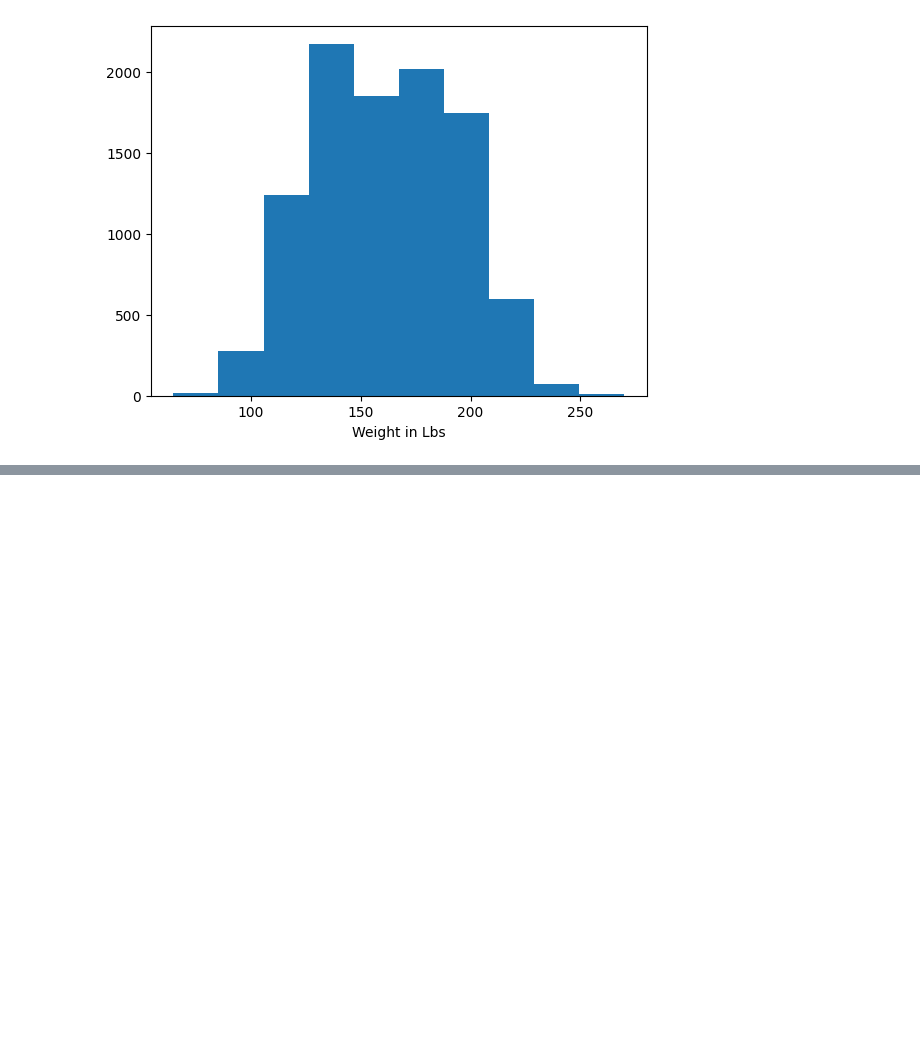
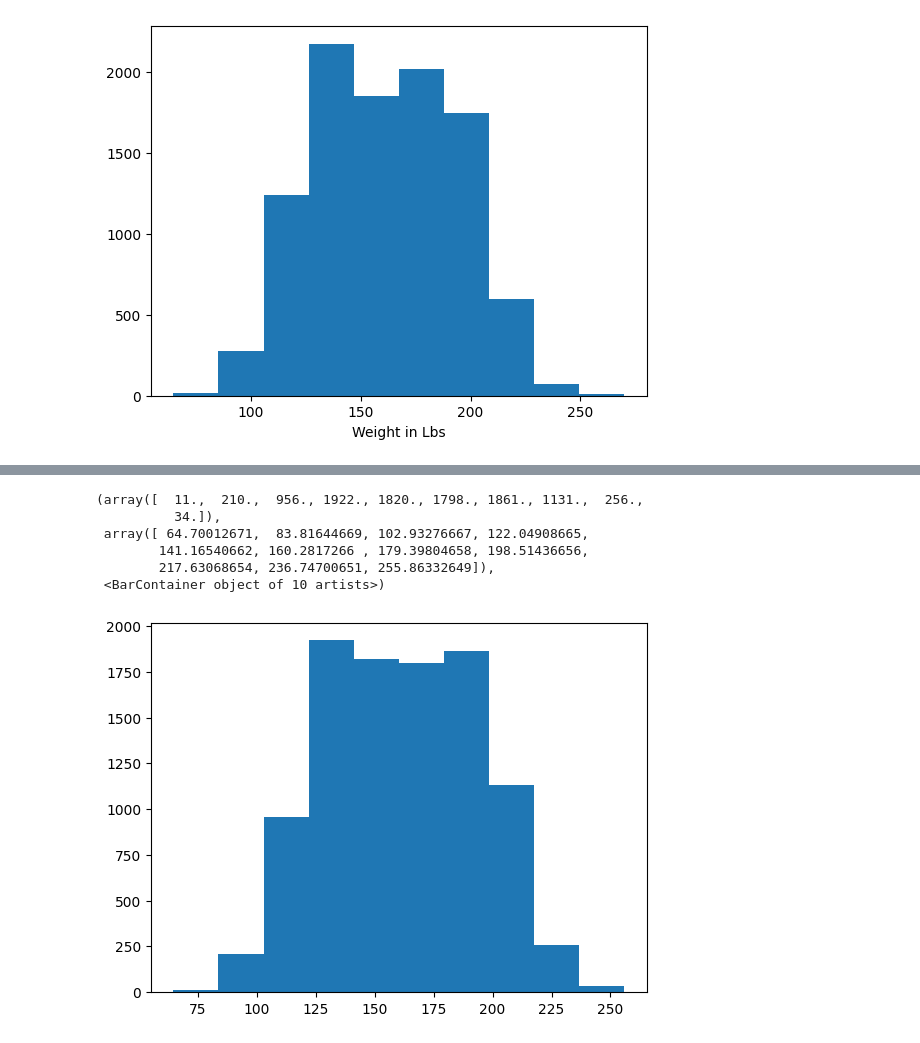
Before and after one commit to Saad-SYEDK/Machine_Learning, a Jupyter notebook: machine_learning.ipynb, the cells around one changed output, grey strips where cells are left out. Drawn from its saved outputs; the diff is of its cells as text; code cells hidden in the pictures; blank space fills up the shorter version.

```diff
--- a/machine_learning.ipynb
+++ b/machine_learning.ipynb
@@ -2532,3 +2544,9 @@ plt.xlabel("Weight in Lbs")
 # %% [output]
 Text(0.5, 0, 'Weight in Lbs')
 [figure]
+# %%
+q3, q1 = df.Weight.quantile(0.75), df.Weight.quantile(0.25)
+iqr = q3 - q1
+lower_limit, upper_limit = (q1 - 1.5*iqr), (q3 + 1.5*iqr)
+clean_Weight = df[(df["Weight"] < upper_limit) & (df["Weight"] > lower_limit)]
+clean_Weight
@@ -2534,0 +2567,10 @@ Text(0.5, 0, 'Weight in Lbs')
+# %%
+plt.hist(clean_Weight.Weight)
+# %% [output]
+(array([  11.,  210.,  956., 1922., 1820., 1798., 1861., 1131.,  256.,
+          34.]),
+ array([ 64.70012671,  83.81644669, 102.93276667, 122.04908665,
+        141.16540662, 160.2817266 , 179.39804658, 198.51436656,
+        217.63068654, 236.74700651, 255.86332649]),
+ <BarContainer object of 10 artists>)
+[figure, added]
```
Also changed, not shown: parts of 8 cells of this notebook.
